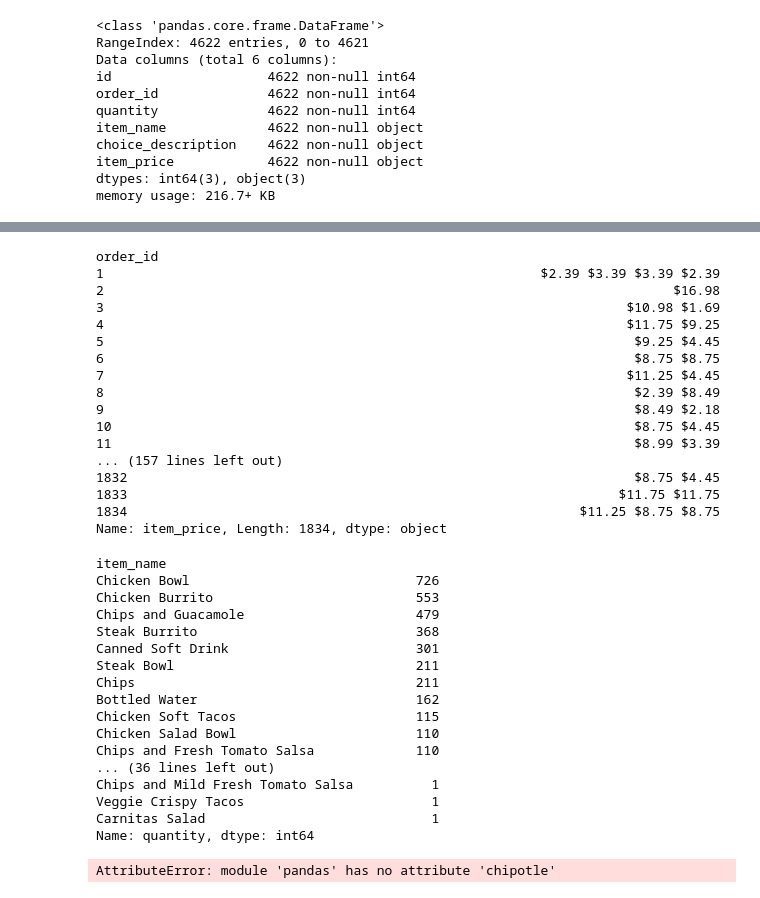
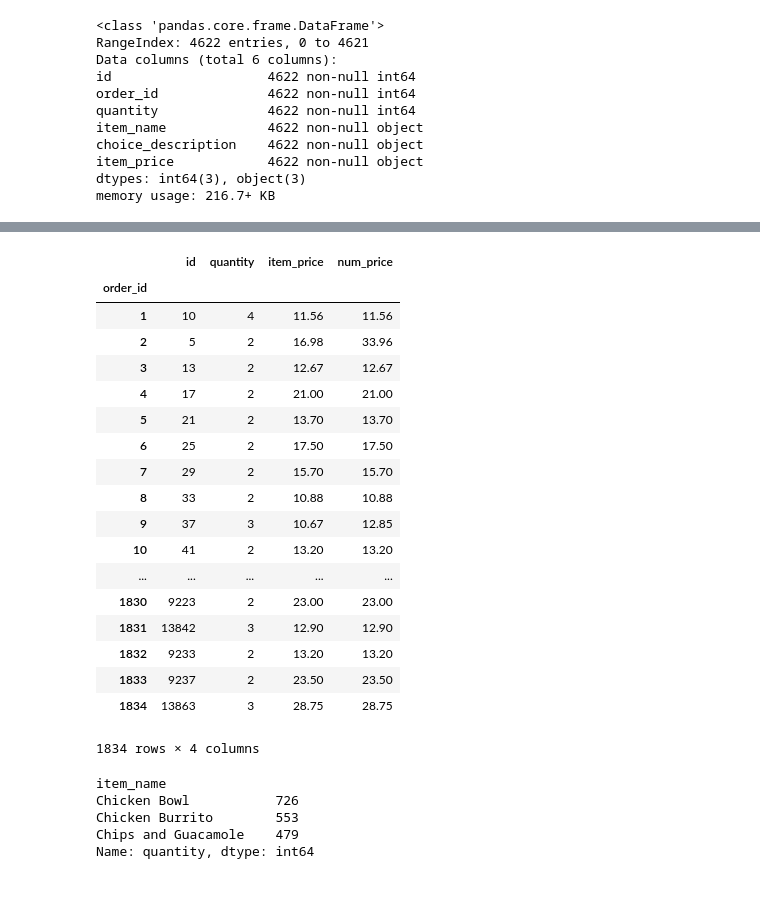
Before and after one commit to soslin/python-exercises, a Jupyter notebook: pandas_exercises.ipynb, the cells around one changed output, grey strips where cells are left out. Drawn from its saved outputs; the diff is of its cells as text; code cells hidden in the pictures.

```diff
--- a/pandas_exercises.ipynb
+++ b/pandas_exercises.ipynb
@@ -490,0 +252,3 @@ memory usage: 216.7+ KB
+# %%
+chipotle['num_price'] = chipotle['item_price'] * chipotle['quantity']
+chipotle.head(10)
@@ -491,45 +267,35 @@ memory usage: 216.7+ KB
 # %%
-chipotle.groupby('order_id').item_price.sum()
+chipotle.groupby(['order_id']).sum()
 # %% [output]
+|  | id | quantity | item_price | num_price |
+| order_id |  |  |  |  |
+| 1 | 10 | 4 | 11.56 | 11.56 |
+| 2 | 5 | 2 | 16.98 | 33.96 |
+| 3 | 13 | 2 | 12.67 | 12.67 |
+| 4 | 17 | 2 | 21.00 | 21.00 |
+| 5 | 21 | 2 | 13.70 | 13.70 |
+| 6 | 25 | 2 | 17.50 | 17.50 |
+| 7 | 29 | 2 | 15.70 | 15.70 |
+| 8 | 33 | 2 | 10.88 | 10.88 |
+| 9 | 37 | 3 | 10.67 | 12.85 |
+| 10 | 41 | 2 | 13.20 | 13.20 |
+| ... | ... | ... | ... | ... |
+| 1830 | 9223 | 2 | 23.00 | 23.00 |
+| 1831 | 13842 | 3 | 12.90 | 12.90 |
+| 1832 | 9233 | 2 | 13.20 | 13.20 |
+| 1833 | 9237 | 2 | 23.50 | 23.50 |
+| 1834 | 13863 | 3 | 28.75 | 28.75 |
-order_id
-1                                                        $2.39 $3.39 $3.39 $2.39
-2                                                                         $16.98
-3                                                                   $10.98 $1.69
-4                                                                   $11.75 $9.25
-5                                                                    $9.25 $4.45
-6                                                                    $8.75 $8.75
-7                                                                   $11.25 $4.45
-8                                                                    $2.39 $8.49
-9                                                                    $8.49 $2.18
-10                                                                   $8.75 $4.45
-11                                                                   $8.99 $3.39
-... (157 lines left out)
-1832                                                                 $8.75 $4.45
-1833                                                               $11.75 $11.75
-1834                                                          $11.25 $8.75 $8.75
-Name: item_price, Length: 1834, dtype: object
+1834 rows × 4 columns
 # %%
 #What are the most popular 3 items?
 # %%
 most_popular_items = chipotle.groupby('item_name').quantity.count().sort_values(ascending = False)
-most_popular_items
+most_popular_items.head(3)
 # %% [output]
 item_name
-Chicken Bowl                             726
-Chicken Burrito                          553
-Chips and Guacamole                      479
-Steak Burrito                            368
-Canned Soft Drink                        301
-Steak Bowl                               211
-Chips                                    211
-Bottled Water                            162
-Chicken Soft Tacos                       115
-Chicken Salad Bowl                       110
-Chips and Fresh Tomato Salsa             110
-... (36 lines left out)
-Chips and Mild Fresh Tomato Salsa          1
-Veggie Crispy Tacos                        1
-Carnitas Salad                             1
+Chicken Bowl           726
+Chicken Burrito        553
+Chips and Guacamole    479
 Name: quantity, dtype: int64
 # %%
 #Which item has produced the most revenue?
@@ -538,4 +301,0 @@ chipotle['rev_per_item'] = chipotle.apply(lambda row: (row.quantity * row.item_p
-# %%
-pd.chipotle['rev_per_item']
-# %% [output]
-AttributeError: module 'pandas' has no attribute 'chipotle'
```
Also changed, not shown: parts of 39 cells of this notebook, 1 other file.
